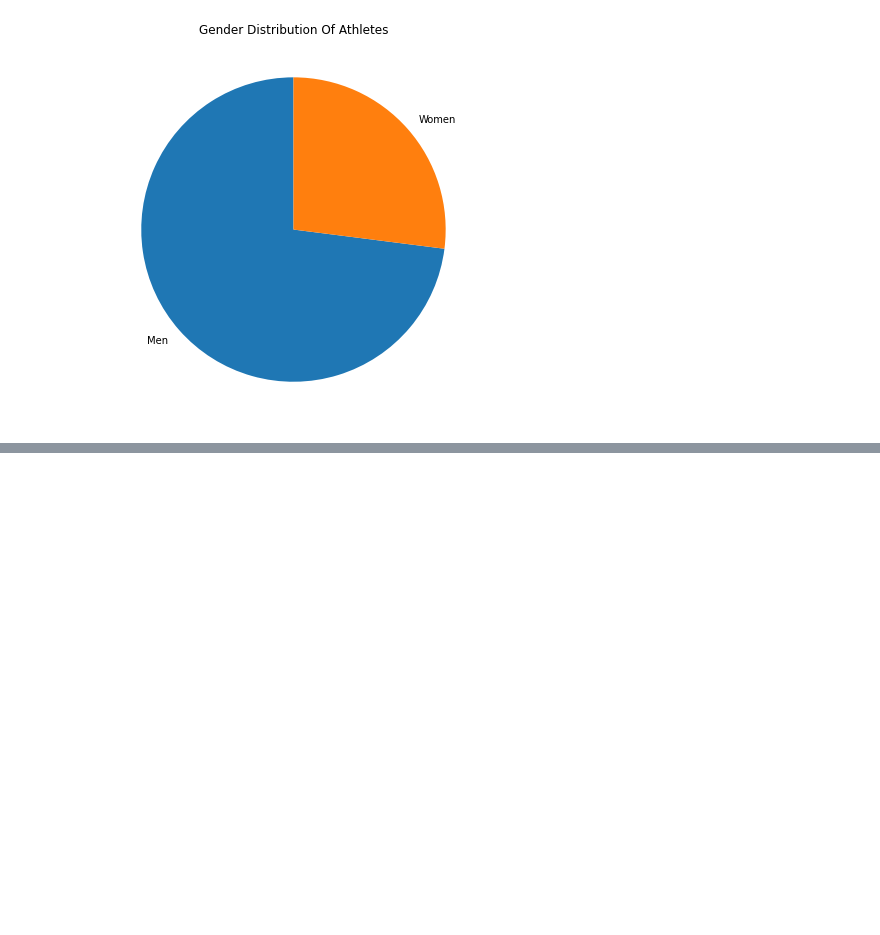
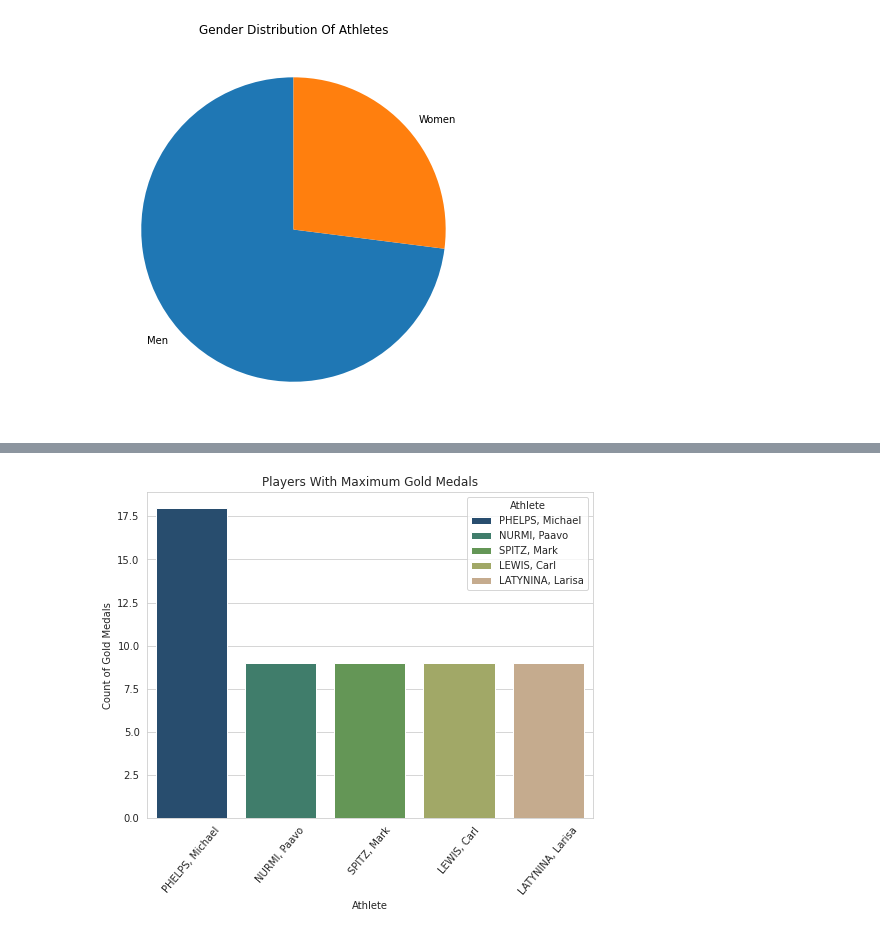
Before and after one commit to divediamic530/Olymplic_Data_analysis, a Jupyter notebook: main.ipynb, the cells around one changed output, grey strips where cells are left out. Cells and saved outputs as stored; diff of their text form; code cells hidden in the pictures; blank space fills up the shorter version.

```diff
--- a/main.ipynb
+++ b/main.ipynb
@@ -165,0 +264,5 @@ plt.pie(gendis, labels=gendis.index,startangle=90);
+# %%
+#Which Player Have Maximum NUmber Of Gold Medals.
+individual_medals = data[(data["Medal"] == "Gold")][["Athlete", "Medal"]]
+individual_medals = individual_medals.value_counts(["Athlete"]).reset_index(name = "Count of Gold Medals")[:5]
+individual_medals
@@ -165,0 +276,11 @@ plt.pie(gendis, labels=gendis.index,startangle=90);
+# %%
+sns.set_style('whitegrid')
+matplotlib.rcParams['figure.figsize'] = (8,6)
+
+plt.title("Players With Maximum Gold Medals")
+barplot = sns.barplot(data=individual_medals, x="Athlete", y="Count of Gold Medals", hue="Athlete", palette="gist_earth", dodge=False)
+barplot.set_xticklabels(rotation=50, labels=individual_medals.Athlete)
+plt.ylabel("Count of Gold Medals")
+plt.show()
+# %% [output]
+[figure, added]
```
Also changed, not shown: parts of 32 cells of this notebook.
